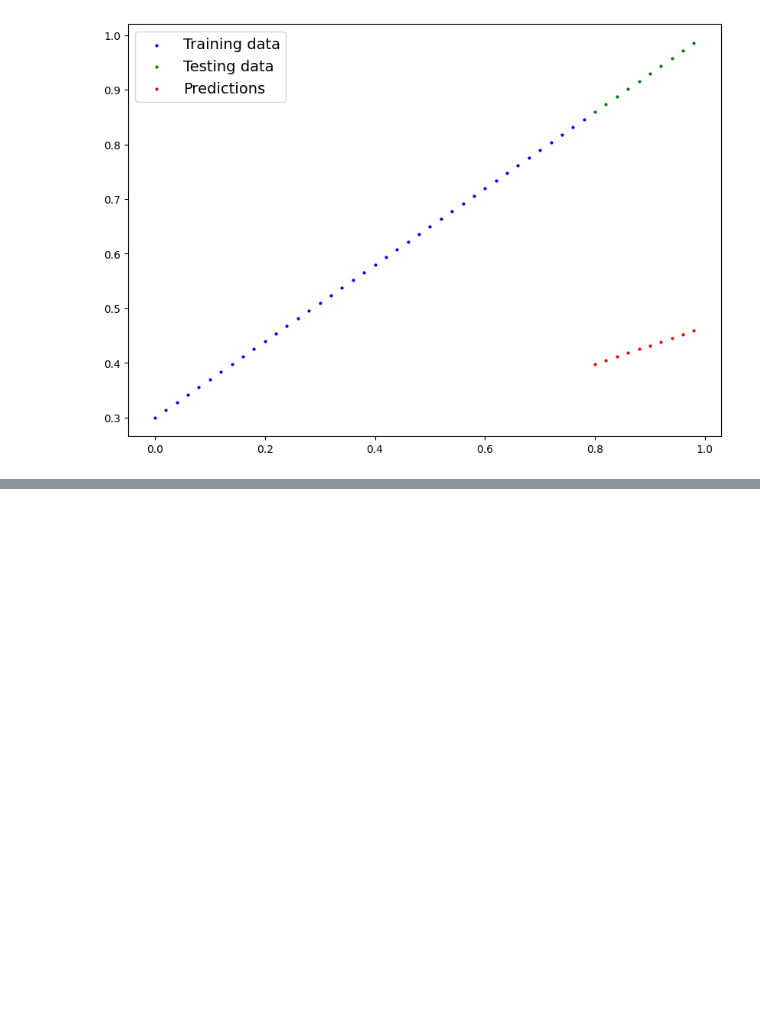
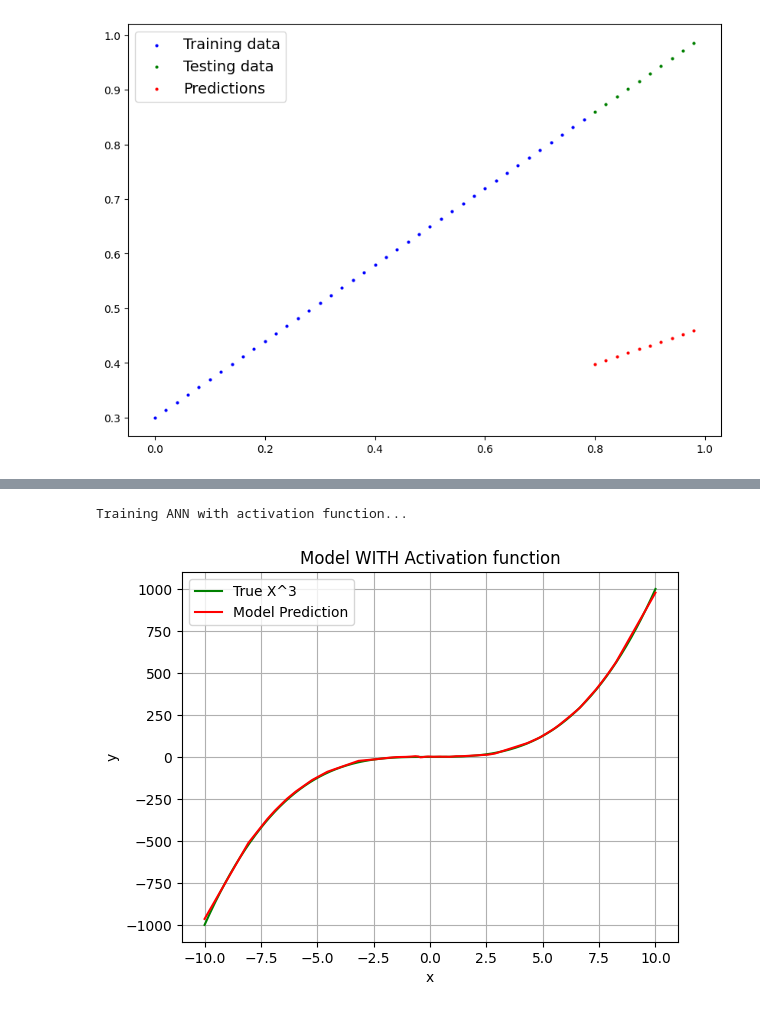
Before and after one commit to 00015775/learning-lab, a Jupyter notebook: pytorch/notebooks/youtube_pytorch.ipynb, the cells around one changed output, grey strips where cells are left out. Saved outputs shown, nothing was run; the diff lists cells and outputs as text; code cells hidden in the pictures; blank space fills up the shorter version.

```diff
--- a/pytorch/notebooks/youtube_pytorch.ipynb
+++ b/pytorch/notebooks/youtube_pytorch.ipynb
@@ -642,0 +780,8 @@ plot_predictions(predictions=y_preds_new) # after training
+# %%
+print("\nTraining ANN with activation function...")
+model_with_act = NetWithActivation()
+model_with_act, losses_with_ac = train_model(model=model_with_act, inputs=X_train, targets=y_train, epochs=1000, lr=0.001)
+plot_results(model_with_act, X_train, y_train, "Model WITH Activation function", losses_with_ac)
+# %% [output]
+Training ANN with activation function...
+[figure, added]
```
Also changed, not shown: parts of 17 cells of this notebook.
